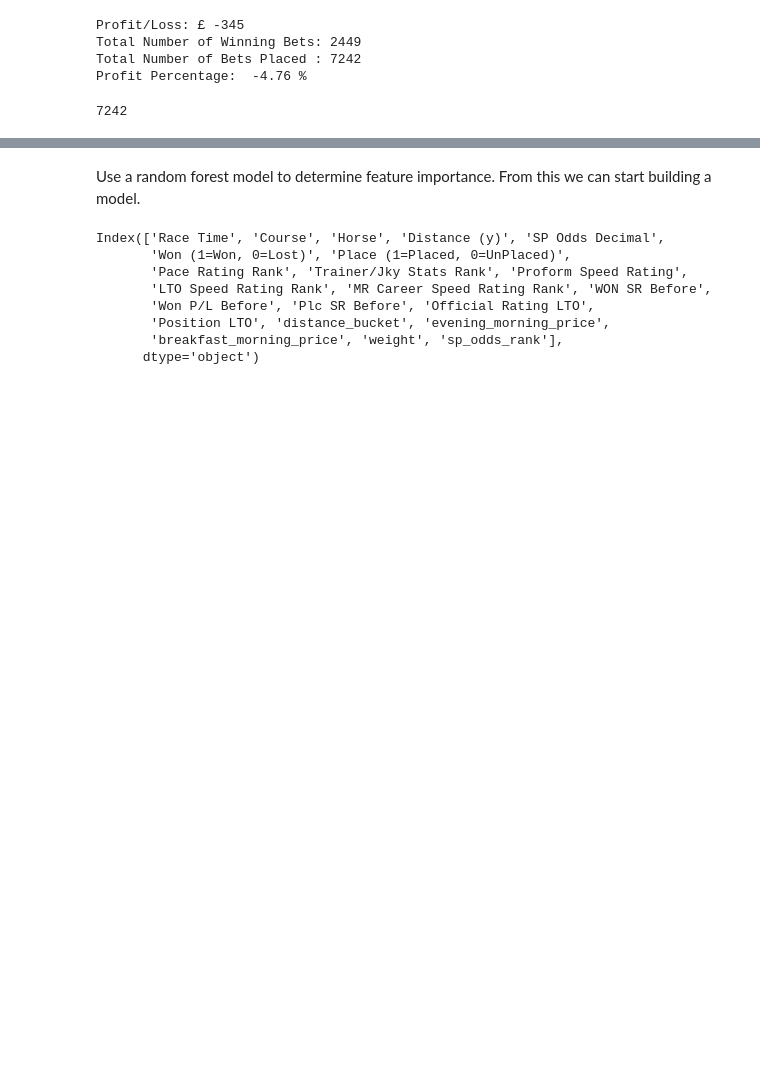
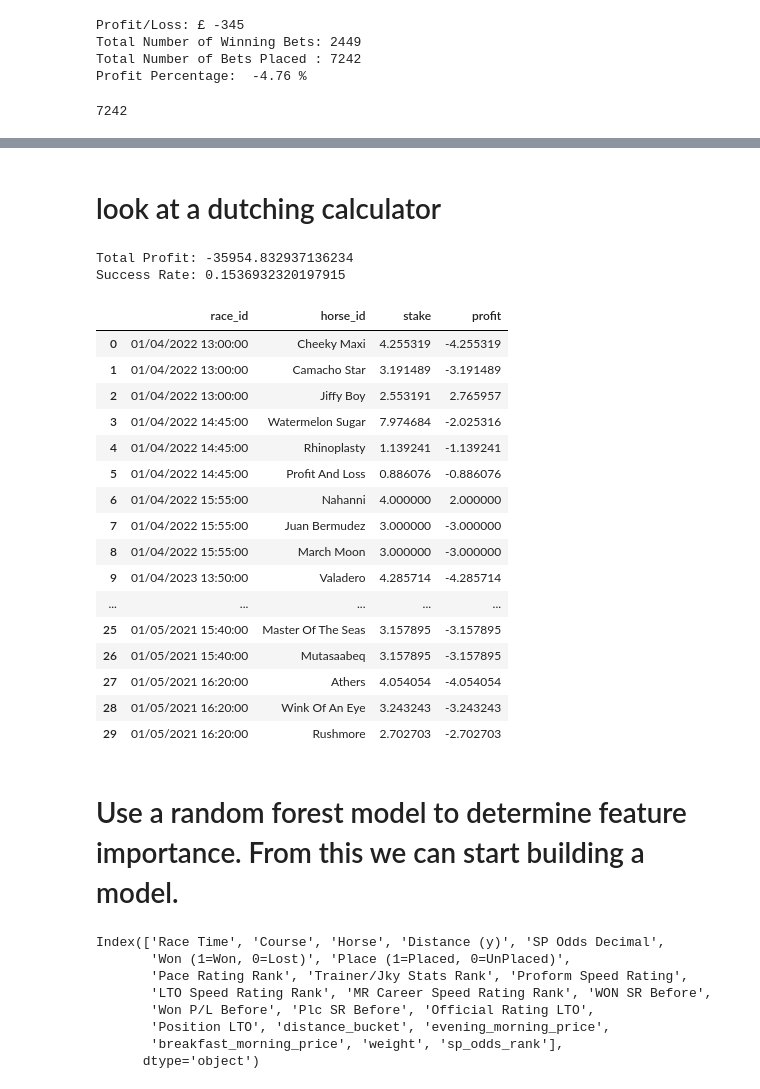
Before and after one commit to andrewbarwise/horse_trading, a Jupyter notebook: notebooks/analysis.ipynb, the cells around one changed output, grey strips where cells are left out. Drawn from its saved outputs; the diff is of its cells as text; code cells hidden in the pictures; blank space fills up the shorter version.

```diff
--- a/notebooks/analysis.ipynb
+++ b/notebooks/analysis.ipynb
@@ -264,0 +387,2 @@ total_amount_spent
+# %% [markdown]
+# look at a dutching calculator
@@ -265,5 +397,65 @@ total_amount_spent
+# %%
+def dutching_strategy(df, total_return = 10):
+    results = []
+
+    grouped = df.groupby('Race Time')
+
+    for race_id, group in grouped:
+        # filter the top 3 horses from sp_odds_rank
+        top3 = group.nsmallest(4, 'sp_odds_rank')
+
+        # if there's not exactly 3 horses skip
+        if len(top3) != 4:
+            continue
+
+        odds = top3['SP Odds Decimal'].tolist()
+        stakes = dutching_calculator(odds, total_return)
+
+        # calculate profit / loss for each horse
+        for i, (index, row) in enumerate(top3.iterrows()):
+            stake = stakes[i]
+
+            if row['Won (1=Won, 0=Lost)'] == 1:
+                profit = stake * row['SP Odds Decimal'] - sum(stakes)
+
+            else:
+                profit = -stake
+
+            results.append({'race_id': race_id, 'horse_id' : row['Horse'], 'stake' : stake, 'profit' : profit})
+
+    return pd.DataFrame(results)
+# %%
+results_df = dutching_strategy(data1)
+total_profit = results_df['profit'].sum()
+success_rate = (results_df['profit'] > 0).mean()
+
+print(f"Total Profit: {total_profit}")
+print(f"Success Rate: {success_rate}")
+# %% [output]
+Total Profit: -35954.832937136234
+Success Rate: 0.1536932320197915
+# %%
+results_df.head(30)
+# %% [output]
+|  | race_id | horse_id | stake | profit |
+| 0 | 01/04/2022 13:00:00 | Cheeky Maxi | 4.255319 | -4.255319 |
+| 1 | 01/04/2022 13:00:00 | Camacho Star | 3.191489 | -3.191489 |
+| 2 | 01/04/2022 13:00:00 | Jiffy Boy | 2.553191 | 2.765957 |
+| 3 | 01/04/2022 14:45:00 | Watermelon Sugar | 7.974684 | -2.025316 |
+| 4 | 01/04/2022 14:45:00 | Rhinoplasty | 1.139241 | -1.139241 |
+| 5 | 01/04/2022 14:45:00 | Profit And Loss | 0.886076 | -0.886076 |
+| 6 | 01/04/2022 15:55:00 | Nahanni | 4.000000 | 2.000000 |
+| 7 | 01/04/2022 15:55:00 | Juan Bermudez | 3.000000 | -3.000000 |
+| 8 | 01/04/2022 15:55:00 | March Moon | 3.000000 | -3.000000 |
+| 9 | 01/04/2023 13:50:00 | Valadero | 4.285714 | -4.285714 |
+| ... | ... | ... | ... | ... |
+| 25 | 01/05/2021 15:40:00 | Master Of The Seas | 3.157895 | -3.157895 |
+| 26 | 01/05/2021 15:40:00 | Mutasaabeq | 3.157895 | -3.157895 |
+| 27 | 01/05/2021 16:20:00 | Athers | 4.054054 | -4.054054 |
+| 28 | 01/05/2021 16:20:00 | Wink Of An Eye | 3.243243 | -3.243243 |
+| 29 | 01/05/2021 16:20:00 | Rushmore | 2.702703 | -2.702703 |
 # %% [markdown]
-Use a random forest model to determine feature importance. From this we can start building a model.
+# Use a random forest model to determine feature importance. From this we can start building a model.
 # %%
 data1.columns
 # %% [output]
```
Also changed, not shown: parts of 13 cells of this notebook, 2 other files.
